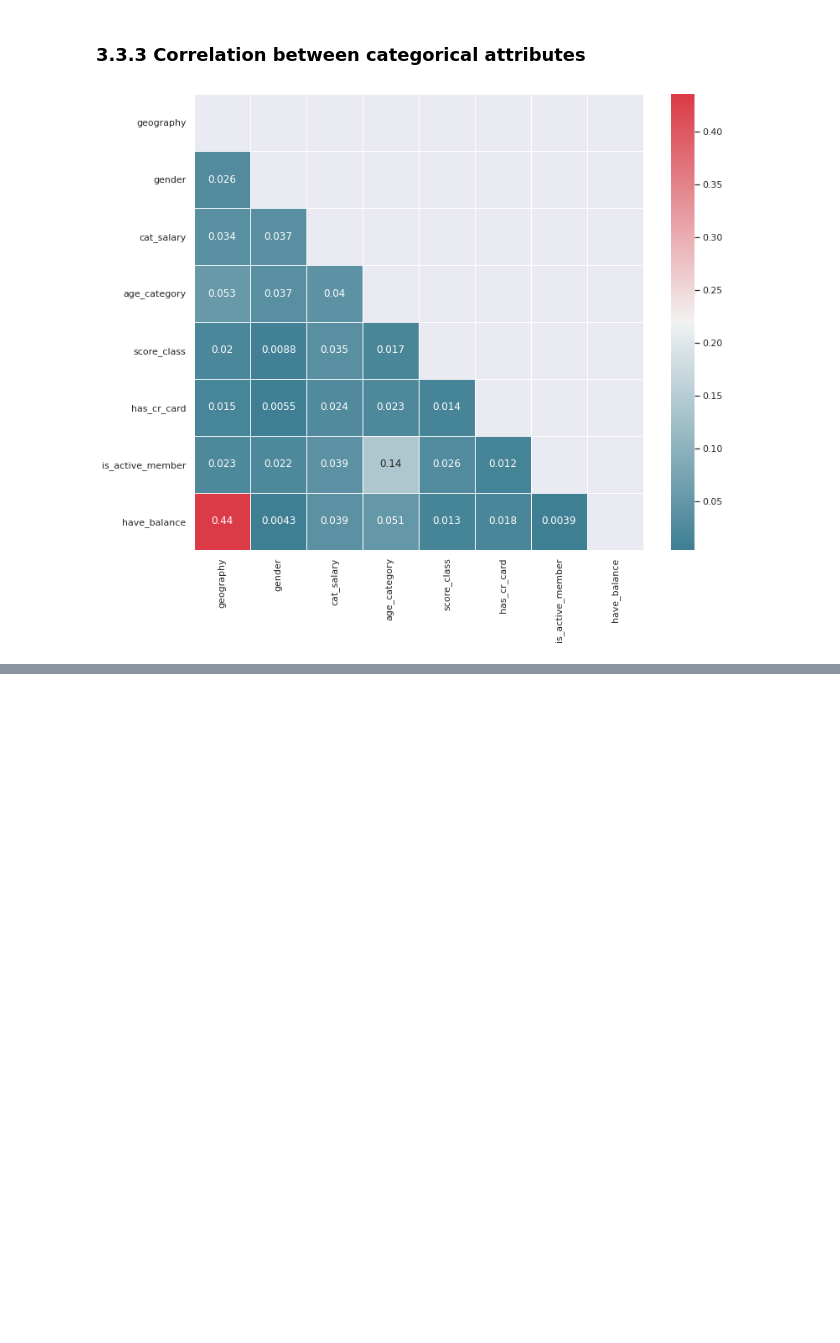
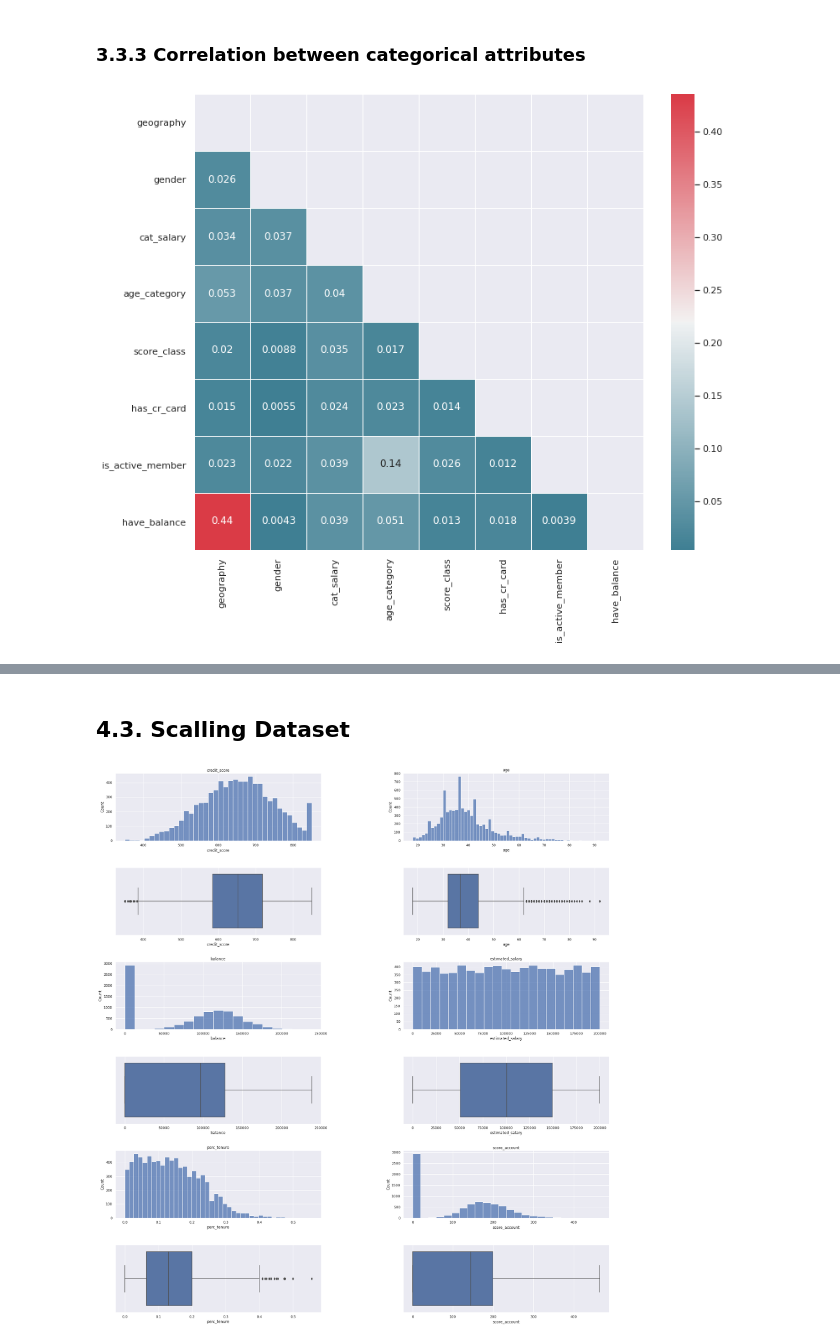
Before and after one commit to tadeucbm/churn_predict, a Jupyter notebook: notebooks/c1_churn_predict.ipynb, the cells around one changed output, grey strips where cells are left out. Drawn from its saved outputs; the diff is of its cells as text; code cells hidden in the pictures; blank space fills up the shorter version.

```diff
--- a/notebooks/c1_churn_predict.ipynb
+++ b/notebooks/c1_churn_predict.ipynb
@@ -1130,0 +1149,2 @@ plt.show()
+# %%
+df4 = df3.copy()
@@ -1130,0 +1179,78 @@ plt.show()
+# %%
+# separate variable response
+X = df4.drop('exited', axis=1)
+y = df4.loc[:, 'exited']
+
+# split dataset in train and test
+X_train_, X_test, y_train_, y_test = train_test_split(X, y, test_size=0.10, random_state=32, stratify=y)
+
+# split train dataset in train and validation
+X_train, X_valid, y_train, y_valid = train_test_split(X_train_, y_train_, test_size=0.1, random_state=32, stratify=y_train_)
+# %% [markdown]
+## 4.3. Scalling Dataset
+# %%
+grid = plt.GridSpec(6, 2)
+
+# credit_score
+plt.subplot(grid[0, 0])
+sns.histplot(X_train['credit_score'])
+
+plt.title('credit_score')
+
+plt.subplot(grid[1, 0])
+sns.boxplot(x = X_train['credit_score'])
+
+# age
+plt.subplot(grid[0, 1])
+sns.histplot(X_train['age'])
+
+plt.title('age')
+
+plt.subplot(grid[1, 1])
+sns.boxplot(x = X_train['age'])
+
+# balance
+plt.subplot(grid[2, 0])
+sns.histplot(X_train['balance'])
+
+plt.title('balance')
+
+plt.subplot(grid[3, 0])
+sns.boxplot(x = X_train['balance'])
+
+# estimated_salary
+plt.subplot(grid[2, 1])
+sns.histplot(X_train['estimated_salary'])
+
+plt.title('estimated_salary')
+
+plt.subplot(grid[3, 1])
+sns.boxplot(x = X_train['estimated_salary'])
+
+# perc_tenure
+plt.subplot(grid[4, 0])
+sns.histplot(X_train['perc_tenure'])
+
+plt.title('perc_tenure')
+
+plt.subplot(grid[5, 0])
+sns.boxplot(x = X_train['perc_tenure'])
+
+# score_account
+plt.subplot(grid[4, 1])
+sns.histplot(X_train['score_account'])
+
+plt.title('score_account')
+
+plt.subplot(grid[5, 1])
+sns.boxplot(x = X_train['score_account'])
+
+
+plt.subplots_adjust(left=0.125,
+                    bottom=0.01,
+                    right=1,
+                    top=2,
+                    wspace=0.4,
+                    hspace=0.40)
+# %% [output]
+[figure, added]
```
Also changed, not shown: parts of 13 cells of this notebook.
